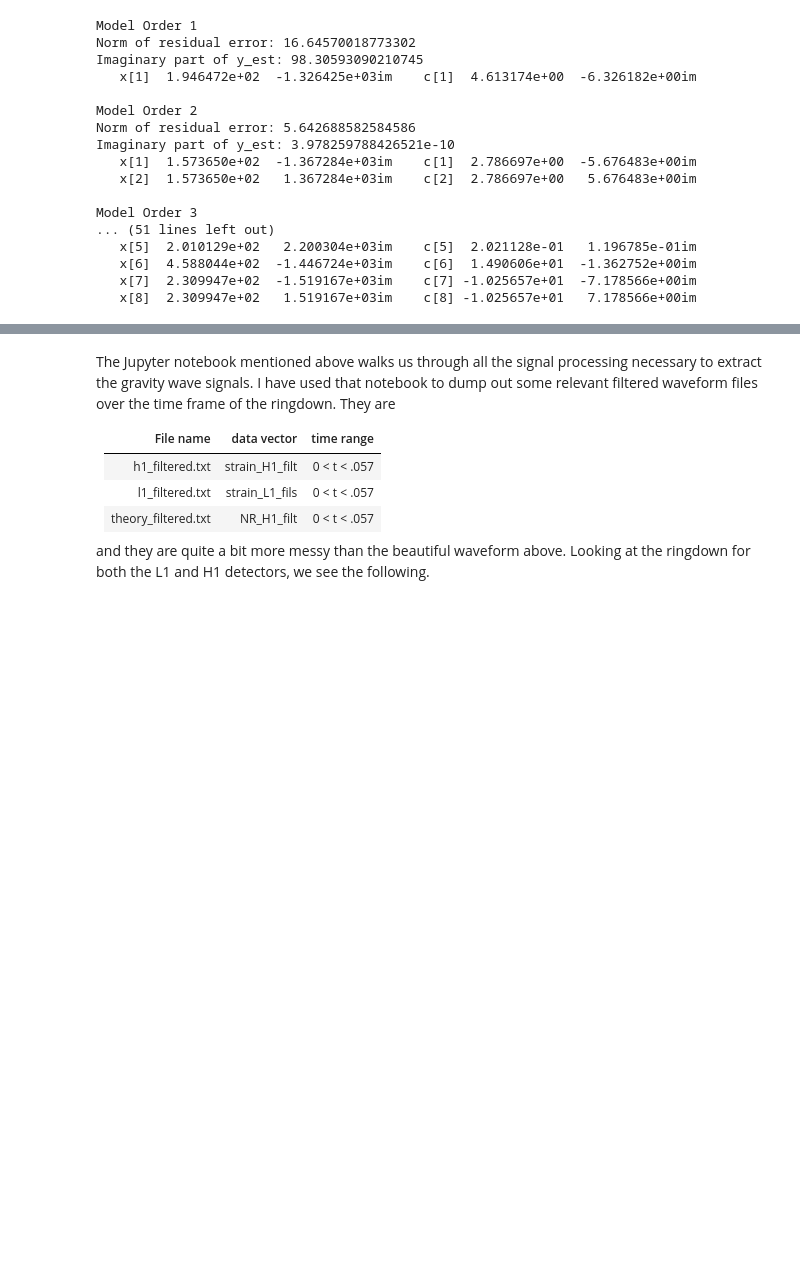
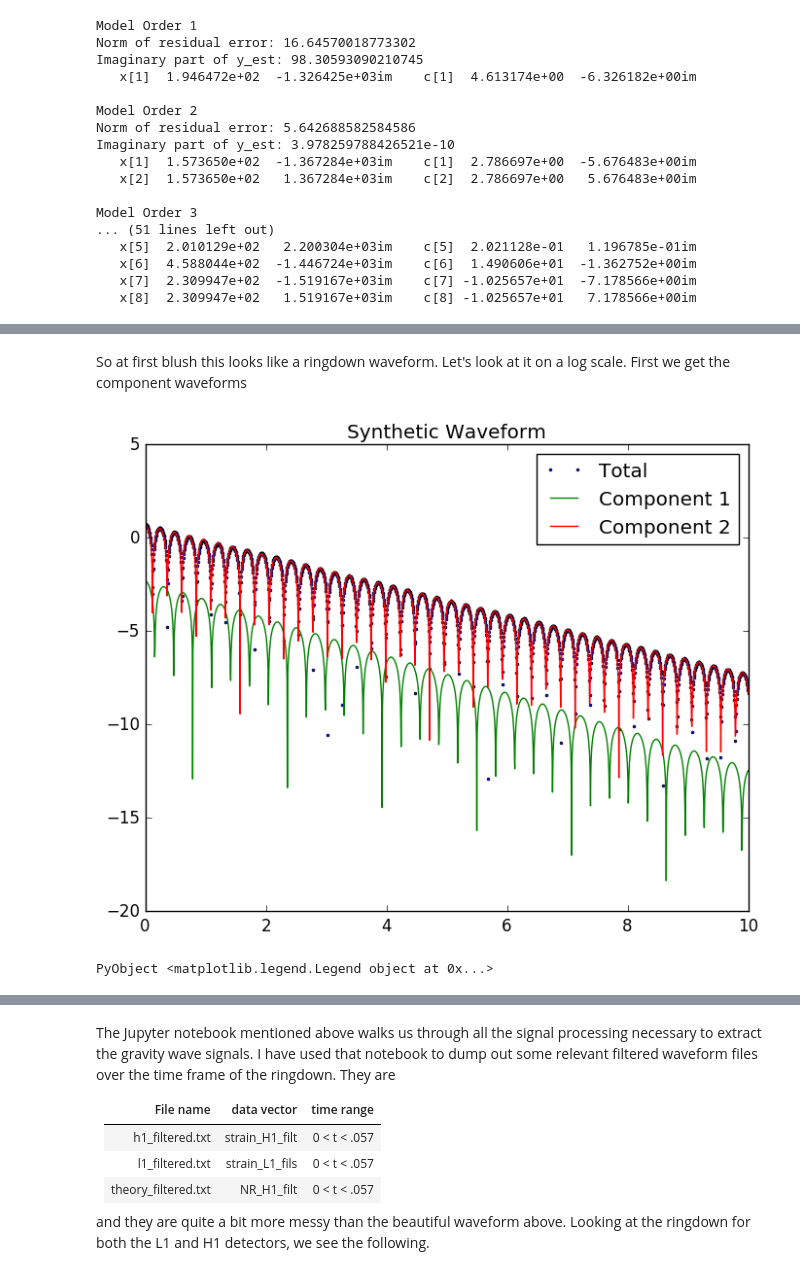
Before and after one commit to macd/dbm_notebooks, a Jupyter notebook: ringdown_fit.ipynb, the cells around one changed output, grey strips where cells are left out. Saved outputs shown, nothing was run; the diff lists cells and outputs as text; code cells hidden in the pictures; blank space fills up the shorter version.

```diff
--- a/ringdown_fit.ipynb
+++ b/ringdown_fit.ipynb
@@ -311,0 +349,14 @@ println("error count", error_count)
+# %% [markdown]
+So at first blush this looks like a ringdown waveform.  Let's look at it on a log scale.  First we get the component waveforms
+# %%
+yc1 = sumexp(a[1], b[1], ts)
+yc2 = sumexp(a[2], b[2], ts)
+
+plot(ts, log(abs(real(ys))), "o", markersize=2.0, label="Total")
+plot(ts, log(abs(real(yc1))), label="Component 1")
+plot(ts, log(abs(real(yc2))), label="Component 2")
+title("Synthetic Waveform")
+legend(loc="upper right")
+# %% [output]
+[figure, added]
+PyObject <matplotlib.legend.Legend object at 0x...>
```
Also changed, not shown: parts of 38 cells of this notebook.
